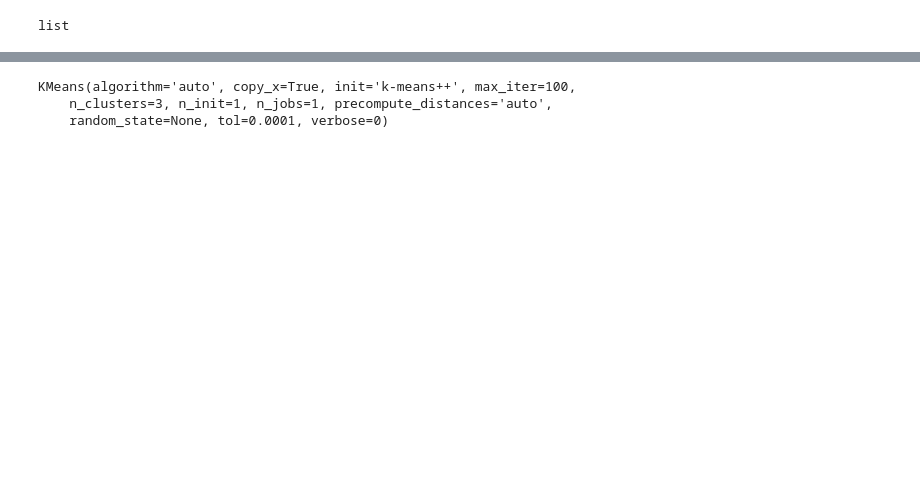
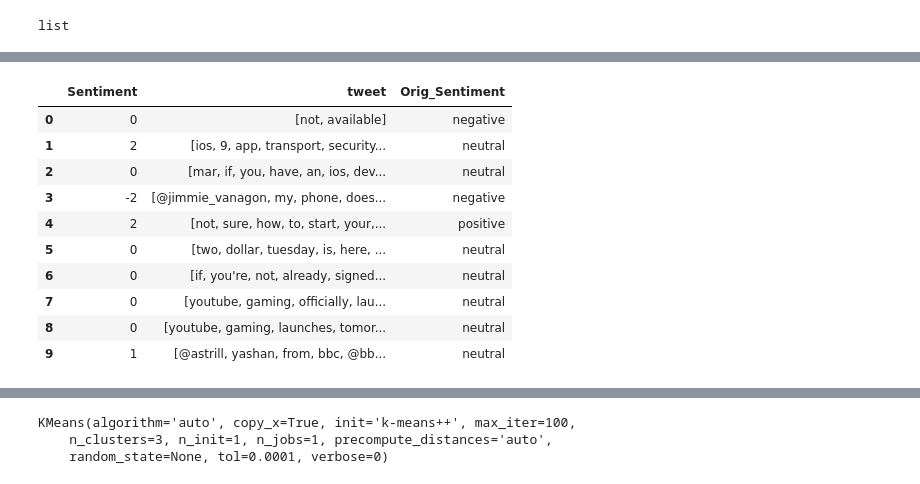
Before and after one commit to krisgop2010/Analytics, a Jupyter notebook: TextAnalytics/TwitterAnalysisAssignmentLatest.ipynb, the cells around one changed output, grey strips where cells are left out. Saved outputs shown, nothing was run; the diff lists cells and outputs as text; code cells hidden in the pictures; blank space fills up the shorter version.

```diff
--- a/TextAnalytics/TwitterAnalysisAssignmentLatest.ipynb
+++ b/TextAnalytics/TwitterAnalysisAssignmentLatest.ipynb
@@ -7,4 +11,4 @@ from nltk.corpus import stopwords
 from nltk.classify import SklearnClassifier
 #from sklearn.model_selection import train_test_split
 # %%
-file = open("D:\\DataSets\\TweetSentiments.csv", encoding="utf8")
+df_orig= pd.read_csv('D:\\DataSets\\TweetSentiments.csv')
@@ -136,0 +149,14 @@ for index in range(n):
+# %%
+lex_df_100.head(10)
+# %% [output]
+|  | Sentiment | tweet | Orig_Sentiment |
+| 0 | 0 | [not, available] | negative |
+| 1 | 2 | [ios, 9, app, transport, security... | neutral |
+| 2 | 0 | [mar, if, you, have, an, ios, dev... | neutral |
+| 3 | -2 | [@jimmie_vanagon, my, phone, does... | negative |
+| 4 | 2 | [not, sure, how, to, start, your,... | positive |
+| 5 | 0 | [two, dollar, tuesday, is, here, ... | neutral |
+| 6 | 0 | [if, you're, not, already, signed... | neutral |
+| 7 | 0 | [youtube, gaming, officially, lau... | neutral |
+| 8 | 0 | [youtube, gaming, launches, tomor... | neutral |
+| 9 | 1 | [@astrill, yashan, from, bbc, @bb... | neutral |
```
Also changed, not shown: parts of 88 cells of this notebook.
